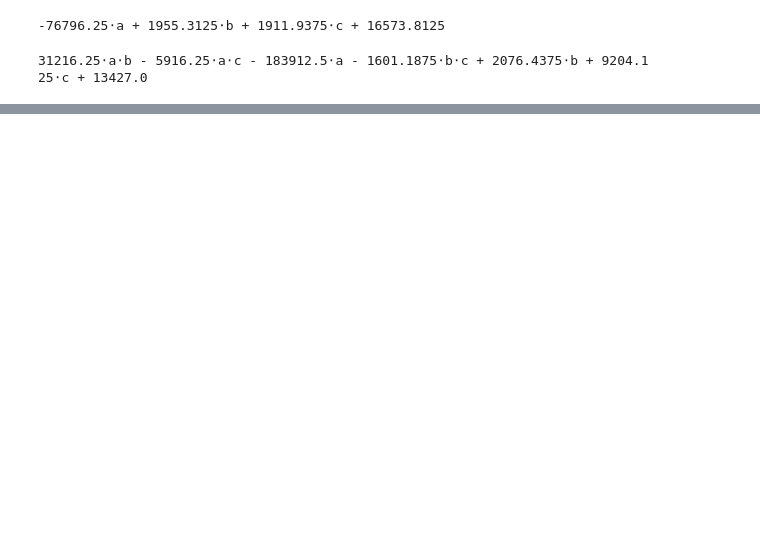
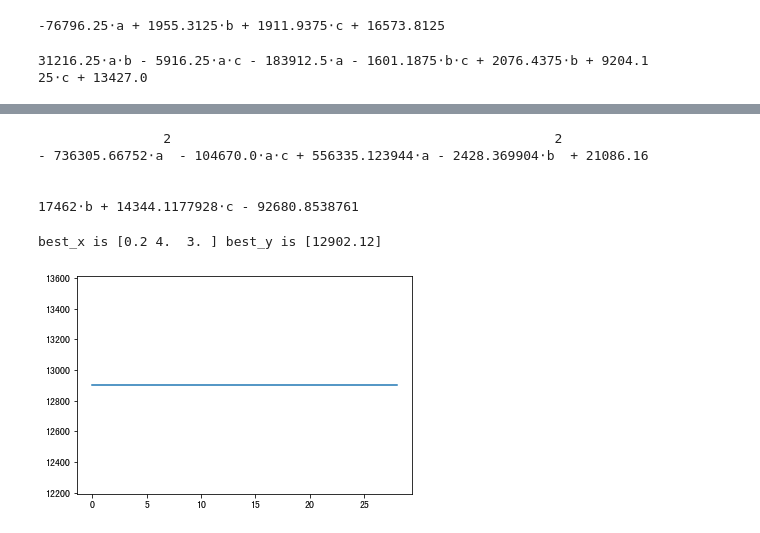
Before and after one commit to FernJSJ/Pyhon, a Jupyter notebook: Jupyter Notebook/Manjaro/响应面.ipynb, the cells around one changed output, grey strips where cells are left out. Drawn from its saved outputs; the diff is of its cells as text; code cells hidden in the pictures; blank space fills up the shorter version.

```diff
--- a/Jupyter Notebook/Manjaro/响应面.ipynb
+++ b/Jupyter Notebook/Manjaro/响应面.ipynb
@@ -18,8 +18,8 @@ pprint(result, use_unicode=True)
 31216.25⋅a⋅b - 5916.25⋅a⋅c - 183912.5⋅a - 1601.1875⋅b⋅c + 2076.4375⋅b + 9204.1
 25⋅c + 13427.0
 # %%
-x1 = 1955/76796
-x2 = 1912/76796
-print('%.4f' % x1)
-print('%.4f' % x2)
+x1 = 1955/76796/2
+x2 = 1912/76796/2
+print('%.3f' % x1)
+print('%.3f' % x2)
 # %% [output]
@@ -27,0 +28,5 @@ print('%.4f' % x2)
+# %%
+x3 = 252/76796
+x4 = 154/76796
+print('%.4f' % x3)
+print('%.4f' % x4)
@@ -27,0 +81,33 @@ print('%.4f' % x2)
+# %%
+from sympy import *
+import numpy as np
+a, b, c = symbols("a b c")
+y = 15168.436773-772.5394078*((a-0.15)/0.025)-384.5836949*((b-4.5)/0.5)-678.1911036*((c-3.5)/0.5)+((a-0.15)/0.025)*((c-3.5)/0.5)*(-1308.375)+((a-0.15)/0.025)*((a-0.15)/0.025)*(-460.1910422)+((b-4.5)/0.5)*((b-4.5)/0.5)*(-607.092476)
+result = simplify(y)
+pprint(result, use_unicode=True)
+# %% [output]
+                2                                                 2
+- 736305.66752⋅a  - 104670.0⋅a⋅c + 556335.123944⋅a - 2428.369904⋅b  + 21086.16
+
+
+17462⋅b + 14344.1177928⋅c - 92680.8538761
+# %%
+# PSO
+def demo_func(x):
+    x1, x2, x3 = x
+    return -70135+317744*x1+18105*x2+14486*x3-646542*x1*x1-2204*x2*x2-488*x3*x3+23060*x1*x2-75960*x1*x3-312*x2*x3
+
+import sko
+from sko.PSO import PSO
+
+pso = PSO(func = demo_func, n_dim = 3, pop = 40, max_iter = 150, lb = [0.1, 4, 3], ub =[ 0.2, 5, 4], w = 1, c1 = 2, c2 = 2)
+pso.run()
+print('best_x is', pso.gbest_x, 'best_y is', pso.gbest_y)
+
+import matplotlib.pyplot as plt
+
+plt.plot(pso.gbest_y_hist)
+plt.show()
+# %% [output]
+best_x is [0.2 4.  3. ] best_y is [12902.12]
+[figure, added]
```
Also changed, not shown: parts of 41 cells of this notebook, 22 other files.
